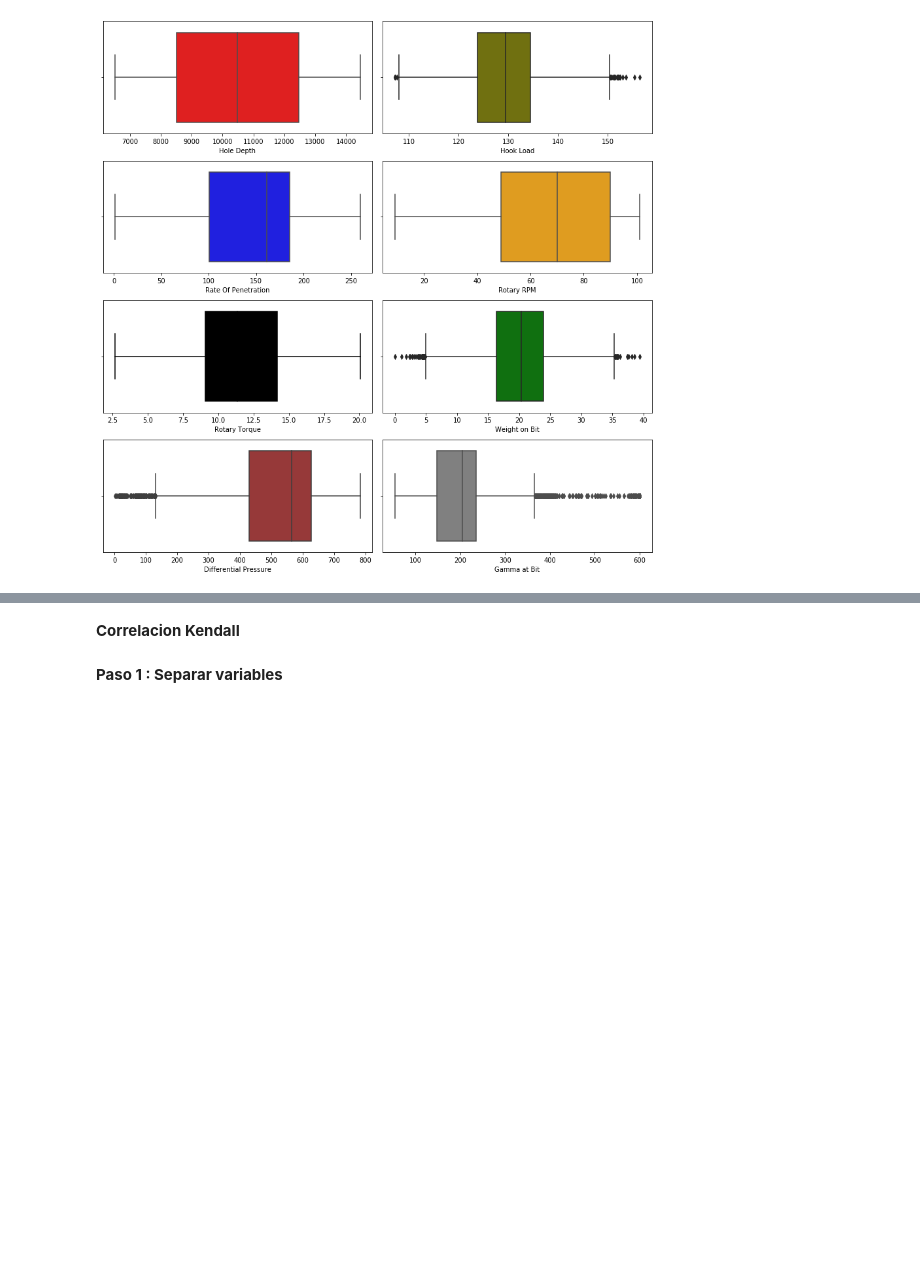
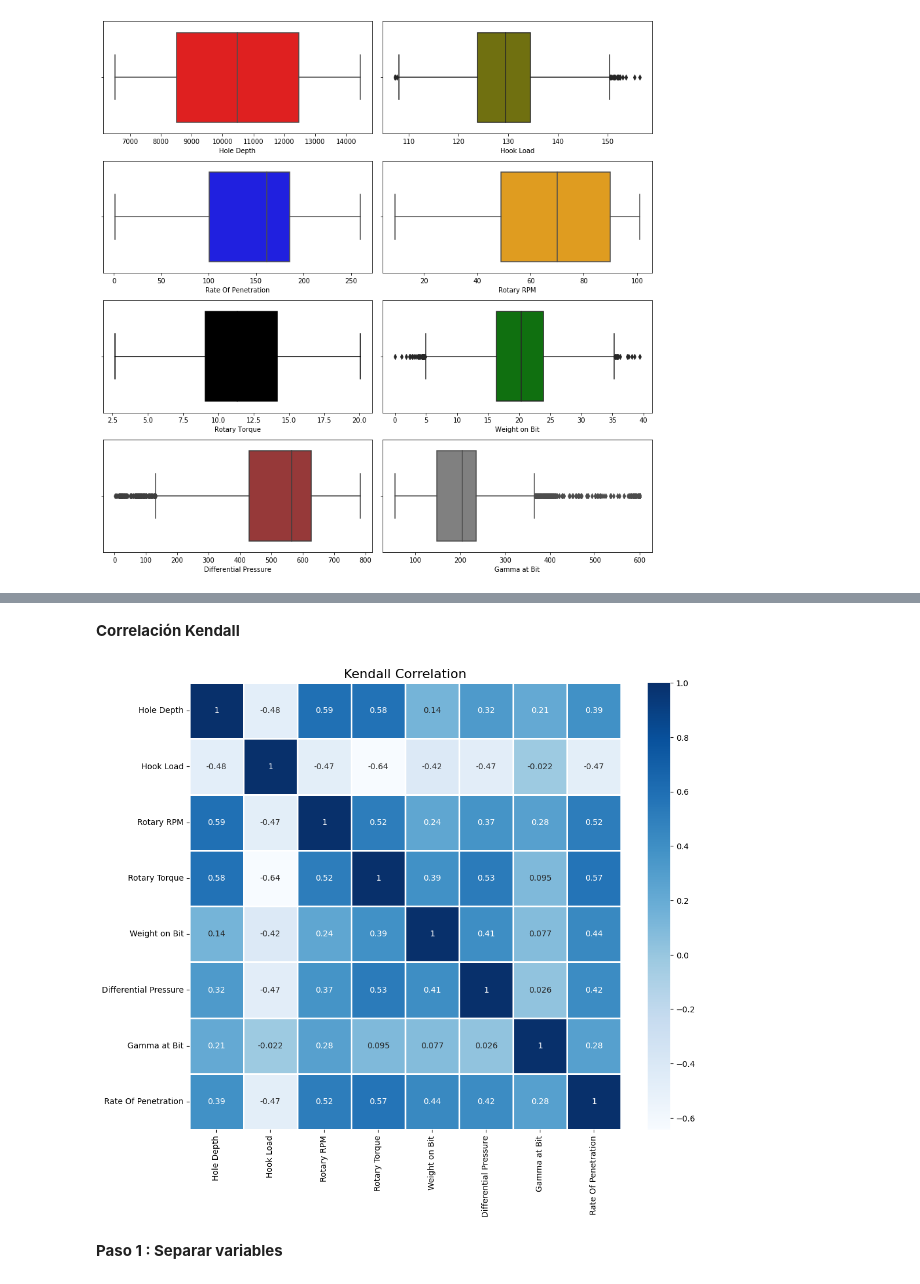
Before and after one commit to Carlosdaojeda/Tranformers-for-series-times, a Jupyter notebook: ROP(Rate_of_penetration).ipynb, the cells around one changed output, grey strips where cells are left out. Saved outputs shown, nothing was run; the diff lists cells and outputs as text; code cells hidden in the pictures; blank space fills up the shorter version.

```diff
--- a/ROP(Rate_of_penetration).ipynb
+++ b/ROP(Rate_of_penetration).ipynb
@@ -73,11 +75,13 @@ plt.show()
 # %% [markdown]
-**Correlacion Kendall**
+**Correlación Kendall**
 # %%
 #Correlación de Kendall
 plt.figure(figsize=(12,10))
-sns.heatmap(df.corr(method='kendall'), annot=True, linewidths=2, linecolor='white', cmap='coolwarm')
+sns.heatmap(df.corr(method='kendall'), annot=True, linewidths=2, linecolor='white', cmap='Blues')
 plt.title('Kendall Correlation', fontsize=16)
 plt.show()
+# %% [output]
+[figure, added]
 # %% [markdown]
 **Paso 1 **:** Separar variables**
 # %%
```
Also changed, not shown: parts of 5 cells of this notebook.
